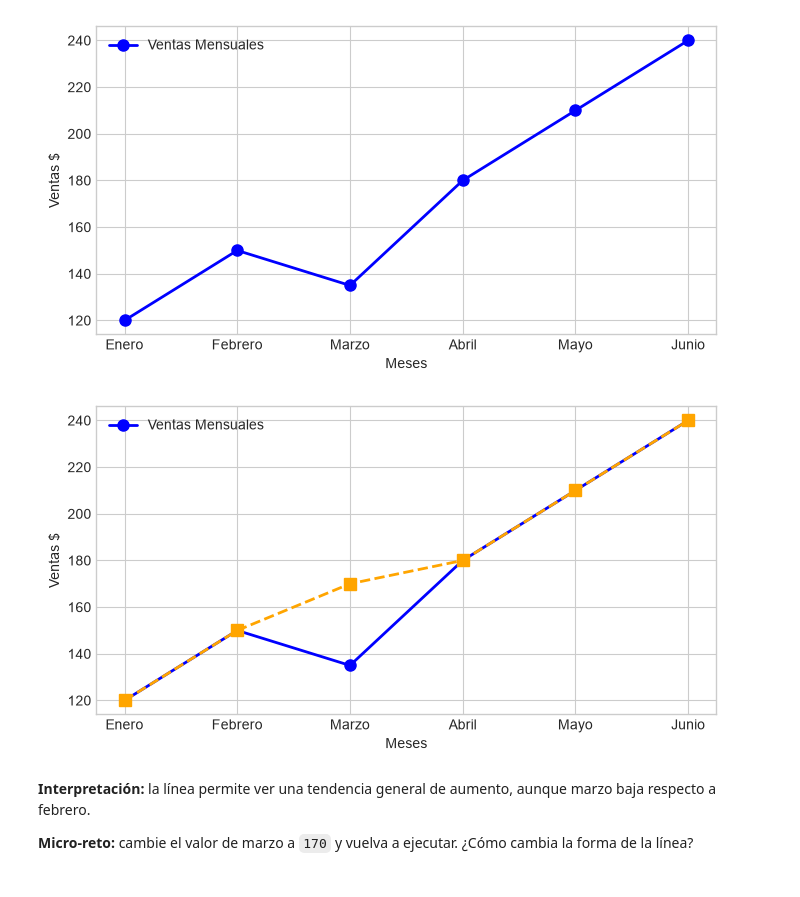
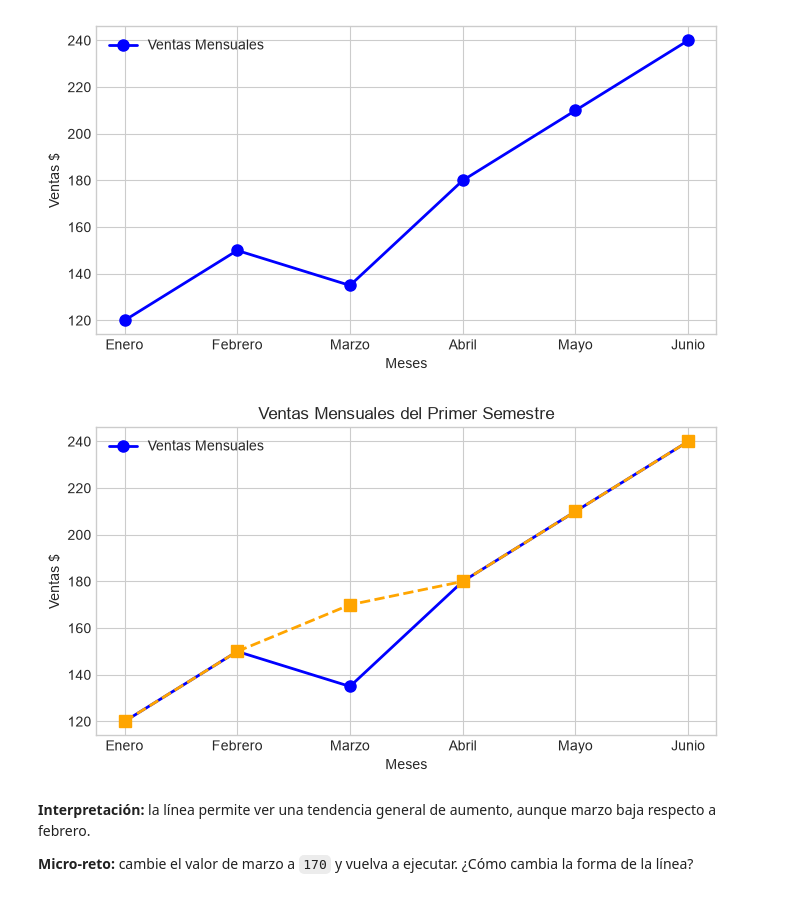
Before and after one commit to rmvargas79-beep/2026C2-G01-FUNDAMENTOS-DE-PYTHON, a Jupyter notebook: NOTEBOOKS/Clase 12/01 - Aprender Matplotlib.ipynb, the cells around one changed output. Saved outputs shown, nothing was run; the diff lists cells and outputs as text; code cells hidden in the pictures.

```diff
--- a/NOTEBOOKS/Clase 12/01 - Aprender Matplotlib.ipynb
+++ b/NOTEBOOKS/Clase 12/01 - Aprender Matplotlib.ipynb
@@ -75,21 +75,22 @@ plt.show()
 # %%
 meses = ["Enero", "Febrero", "Marzo", "Abril", "Mayo", "Junio"]
 ventas = [120, 150, 135, 180, 210, 240]
 ventas_marzo = ventas.copy()
 ventas_marzo[2] = 170
 
 #Grafico Solicitado  una grafica que compara el mes con las ventas con titulo y etiquetas en los ejes
 
 plt.figure(figsize=(8, 4))
 
-plt.plot(meses, ventas, marker='o', color='blue', linestyle='-', linewidth=2, markersize=8)
-plt.plot(meses, ventas_marzo, marker='s', color='orange', linestyle='--', linewidth=2, markersize=8,label='Ventas Marzo Modificadas')
+plt.plot(meses, ventas, marker='o', color='blue', linestyle='-',label='Ventas Primer Semestre')
+plt.plot(meses, ventas_marzo, marker='s', color='orange', linestyle='--',label='Ventas Marzo Modificadas')
 plt.legend(["Ventas Mensuales"])
+plt.title("Ventas Mensuales del Primer Semestre")
 plt.xlabel("Meses")
 plt.ylabel("Ventas $")
 plt.show()
 # %% [output]
-[figure, old version]
+[figure, new version]
 # %% [markdown]
 **Interpretación:** la línea permite ver una tendencia general de aumento, aunque marzo baja respecto a febrero.
 
```
